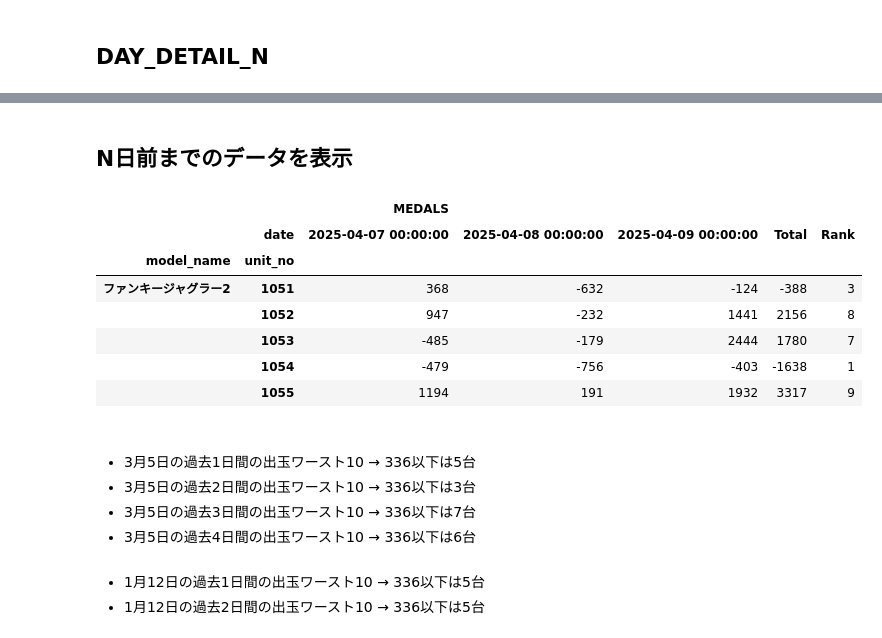
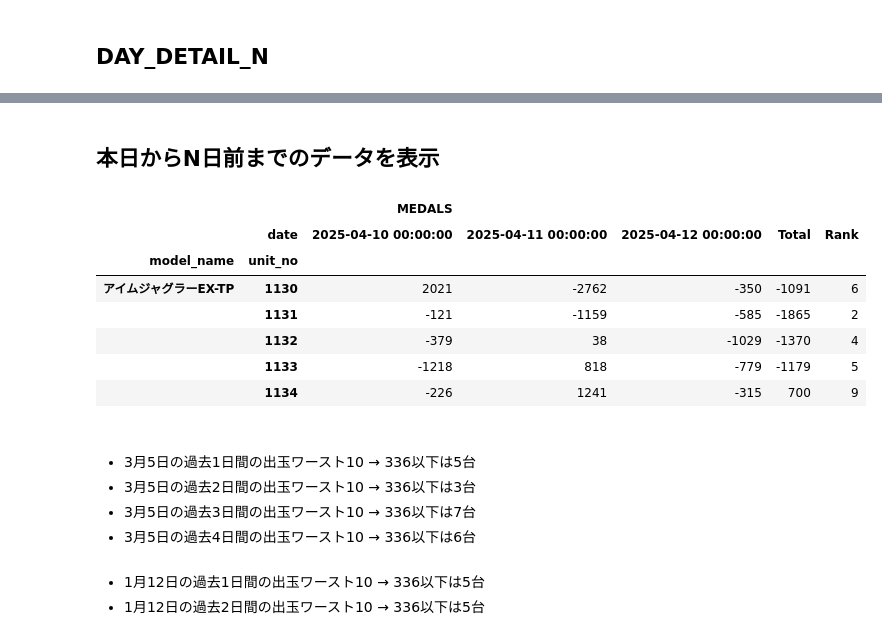
Before and after one commit to akmiccom/dataOnline, a Jupyter notebook: anaslo_02/ipynb/from_sqlite_to_gspread.ipynb, the cells around one changed output, grey strips where cells are left out. Cells and saved outputs as stored; diff of their text form; code cells hidden in the pictures.

```diff
--- a/anaslo_02/ipynb/from_sqlite_to_gspread.ipynb
+++ b/anaslo_02/ipynb/from_sqlite_to_gspread.ipynb
@@ -14,8 +14,10 @@ DB_PATH = r"C:\python\dataOnline\anaslo_02\anaslo_02.db"
 
 spreadSheet_ids = {
     "EXA FIRST": "10-B_vV1pvUzXmvGAiHhODGJgCloOsAmqSO9HvXpk_T8",
-    "アスカ狭山店": "179nJF0NvLng7xPKsd_NX2pJBXsDNsO8SJhOvUAvFk2I",
+    "パラッツォ川越店": "179nJF0NvLng7xPKsd_NX2pJBXsDNsO8SJhOvUAvFk2I",
     }
+
+print(spreadSheet_ids.keys())
 
 # 検索キーワードよりホール名取得
 SEARCH_WORD = "EXA FIRST"
@@ -79,5 +81,4 @@ df["weekday"] = df["date"].dt.weekday
 conn.close()
 
 df.head()
-df.date.nunique()
 # %% [output]
@@ -139,7 +146,7 @@ set_with_dataframe(sheet, game, row=next_row, include_index=True)
 # マシン別メダル
 SHEET_NAME = "UNIT_ANALYSIS"
 MACHINE_NAME = "マイジャグラーV"
-df_tmp = df[df["model_name"] == MACHINE_NAME].copy()
+# df_tmp = df[df["model_name"] == MACHINE_NAME].copy()
 df_tmp = df.copy()
 # メダル数
 medals = df_tmp.pivot_table(
@@ -206,7 +213,7 @@ existing = get_as_dataframe(sheet, evaluate_formulas=True)
 ## DAY_DETAIL_N
 # %%
 # 日付指定
-DAY = 11
+DAY = 12
 SHEET_NAME = f"DAY_DETAIL_{DAY}"
 
 next_row = 1
@@ -281,5 +288,5 @@ for model in models:
 # %%
-def medals_and_rb_rate(machine_name, year=2025, month=4, day=5, period=3):
+def medals_and_rb_rate(machine_name, year, month, day, period=3):
     base_date = datetime.date(year, month, day)
     start_date = base_date + datetime.timedelta(days=-1)
     end_date = base_date + datetime.timedelta(days=-period)
@@ -331,7 +338,6 @@ def medals_and_rb_rate(machine_name, year=2025, month=4, day=5, period=3):
         # margins_name="Total",
     )
     rb_rate = (game / rb).round(1)
-    # rb_rate["judge"] = rb_rate.iloc[:, 0] <= 268.6
     rb_rate.columns = pd.MultiIndex.from_product([["RB_RATE"], rb_rate.columns])
     rb_rate.head()
 
@@ -339,11 +345,13 @@ def medals_and_rb_rate(machine_name, year=2025, month=4, day=5, period=3):
     total_rate.columns = pd.MultiIndex.from_product([["TOTAL_RATE"], total_rate.columns])
 
     game.columns = pd.MultiIndex.from_product([["GAME"], game.columns])
+    bb.columns = pd.MultiIndex.from_product([["BB"], bb.columns])
+    rb.columns = pd.MultiIndex.from_product([["RB"], rb.columns])
 
     # データを表示（長い場合は全表示）
     pd.set_option("display.max_rows", None)
     pd.set_option("display.max_columns", None)
-    medal_rb_rate = pd.concat([medals, game, total_rate, rb_rate], axis=1)
+    medal_rb_rate = pd.concat([medals, game, total_rate, rb_rate, bb, rb], axis=1)
     medal_rb_rate = medal_rb_rate.replace([np.inf, -np.inf], np.nan)
     medal_rb_rate = medal_rb_rate.fillna(0)
 
@@ -354,10 +362,8 @@ def medals_and_rb_rate(machine_name, year=2025, month=4, day=5, period=3):
 
 # N_DAYS_AGO
 MACHINE_NAME = "マイジャグラーV"
-YEAR, MONTH, DAY = 2025, 3, 12
-period = 3
 
-medal_rb_rate = medals_and_rb_rate(MACHINE_NAME, 2025, 3, 12, period)
-medal_rb_rate.head()
+medal_rb_rate = medals_and_rb_rate(MACHINE_NAME, 2025, 4, 12)
+medal_rb_rate.head(10)
 # %% [output]
 |  |  | MEDALS |  |  |  |  | ... |
@@ -398,40 +418,41 @@ for model in models:
 # %% [markdown]
-## N日前までのデータを表示
+## 本日からN日前までのデータを表示
 # %%
 def rb_rate_n_days_ago(start_date, end_date, model_name):
     # RB_RATE
     df_tmp = df[
         (df["model_name"] == model_name)
         & (df["date"].dt.date <= start_date)
         & (df["date"].dt.date >= end_date)
     ].copy()
 
     medals = df_tmp.pivot_table(
         index=["model_name", "unit_no"],
         columns="date",
         values="medals",
         aggfunc="sum",
         margins=True,
         margins_name="Total",
     )
     medals.drop(labels="Total", level=0, inplace=True)
     medals["Rank"] = medals["Total"].rank(method="min", ascending=True).astype(int)
     medals.columns = pd.MultiIndex.from_product([["MEDALS"], medals.columns])
 
     return medals
 
 
 today = datetime.date.today()
 start_date = today + datetime.timedelta(days=-1)
 end_date = today + datetime.timedelta(days=-3)
-rb_rate_n_days_ago(start_date, end_date, model).head()
+ndays_ago = rb_rate_n_days_ago(start_date, end_date, model)
+ndays_ago.head()
 # %% [output]
 |  |  | MEDALS |  |  |  |  |
-|  | date | 2025-04-07 00:00:00 | 2025-04-08 00:00:00 | 2025-04-09 00:00:00 | Total | Rank |
+|  | date | 2025-04-10 00:00:00 | 2025-04-11 00:00:00 | 2025-04-12 00:00:00 | Total | Rank |
 | model_name | unit_no |  |  |  |  |  |
-| ファンキージャグラー2 | 1051 | 368 | -632 | -124 | -388 | 3 |
-|  | 1052 | 947 | -232 | 1441 | 2156 | 8 |
-|  | 1053 | -485 | -179 | 2444 | 1780 | 7 |
-|  | 1054 | -479 | -756 | -403 | -1638 | 1 |
-|  | 1055 | 1194 | 191 | 1932 | 3317 | 9 |
+| アイムジャグラーEX-TP | 1130 | 2021 | -2762 | -350 | -1091 | 6 |
+|  | 1131 | -121 | -1159 | -585 | -1865 | 2 |
+|  | 1132 | -379 | 38 | -1029 | -1370 | 4 |
+|  | 1133 | -1218 | 818 | -779 | -1179 | 5 |
+|  | 1134 | -226 | 1241 | -315 | 700 | 9 |
 # %%
```
Also changed, not shown: parts of 6 cells of this notebook, 7 other files.
